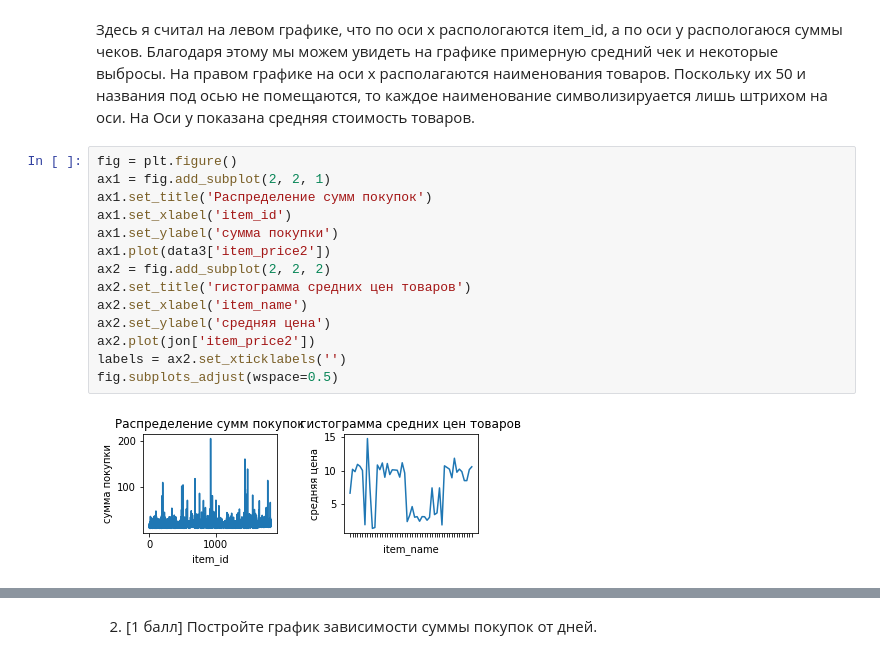
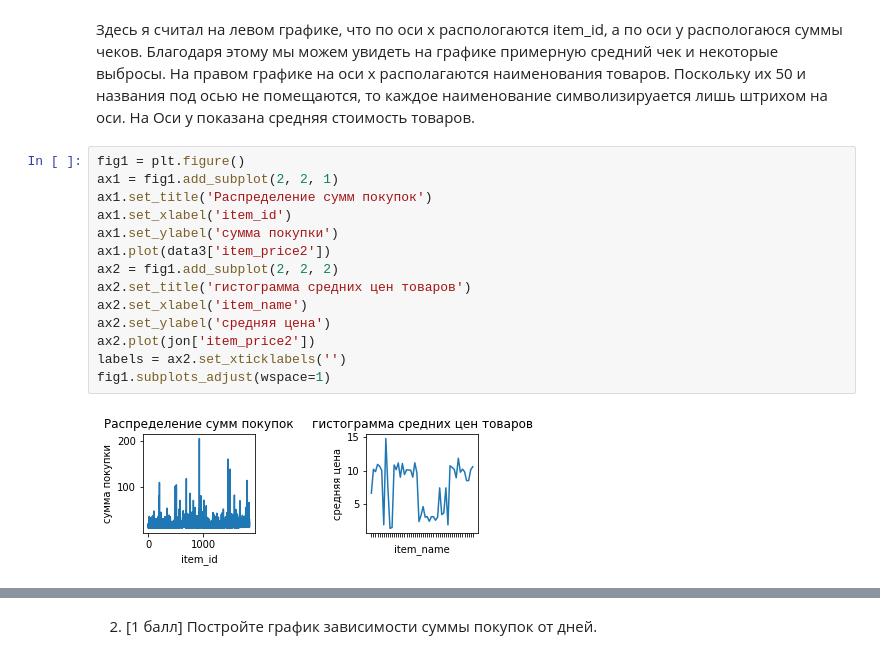
Before and after one commit to hse-mlearn/ha-01-mvdokuchaev, a Jupyter notebook: homework-practice-01.ipynb, the cells around one changed output, grey strips where cells are left out. Cells and saved outputs as stored; diff of their text form.

```diff
--- a/homework-practice-01.ipynb
+++ b/homework-practice-01.ipynb
@@ -546,18 +546,18 @@ Name: item_price2, dtype: float64
 # %% [markdown]
 Здесь я считал на левом графике, что по оси x распологаются item_id, а по оси y распологаюся суммы чеков. Благодаря этому мы можем увидеть на графике примерную средний чек и некоторые выбросы.  На правом графике на оси x располагаются наименования товаров. Поскольку их 50 и названия под осью не помещаются, то каждое наименование символизируается лишь штрихом на оси. На Оси y показана средняя стоимость товаров.
 # %%
-fig = plt.figure()
-ax1 = fig.add_subplot(2, 2, 1)
+fig1 = plt.figure()
+ax1 = fig1.add_subplot(2, 2, 1)
 ax1.set_title('Распределение сумм покупок')
 ax1.set_xlabel('item_id')
 ax1.set_ylabel('сумма покупки')
 ax1.plot(data3['item_price2'])
-ax2 = fig.add_subplot(2, 2, 2)
+ax2 = fig1.add_subplot(2, 2, 2)
 ax2.set_title('гистограмма средних цен товаров')
 ax2.set_xlabel('item_name')
 ax2.set_ylabel('средняя цена')
 ax2.plot(jon['item_price2'])
 labels = ax2.set_xticklabels('')
-fig.subplots_adjust(wspace=0.5)
+fig1.subplots_adjust(wspace=1)
 # %% [output]
-[figure, old version]
+[figure, new version]
```
Also changed, not shown: parts of 14 cells of this notebook.
